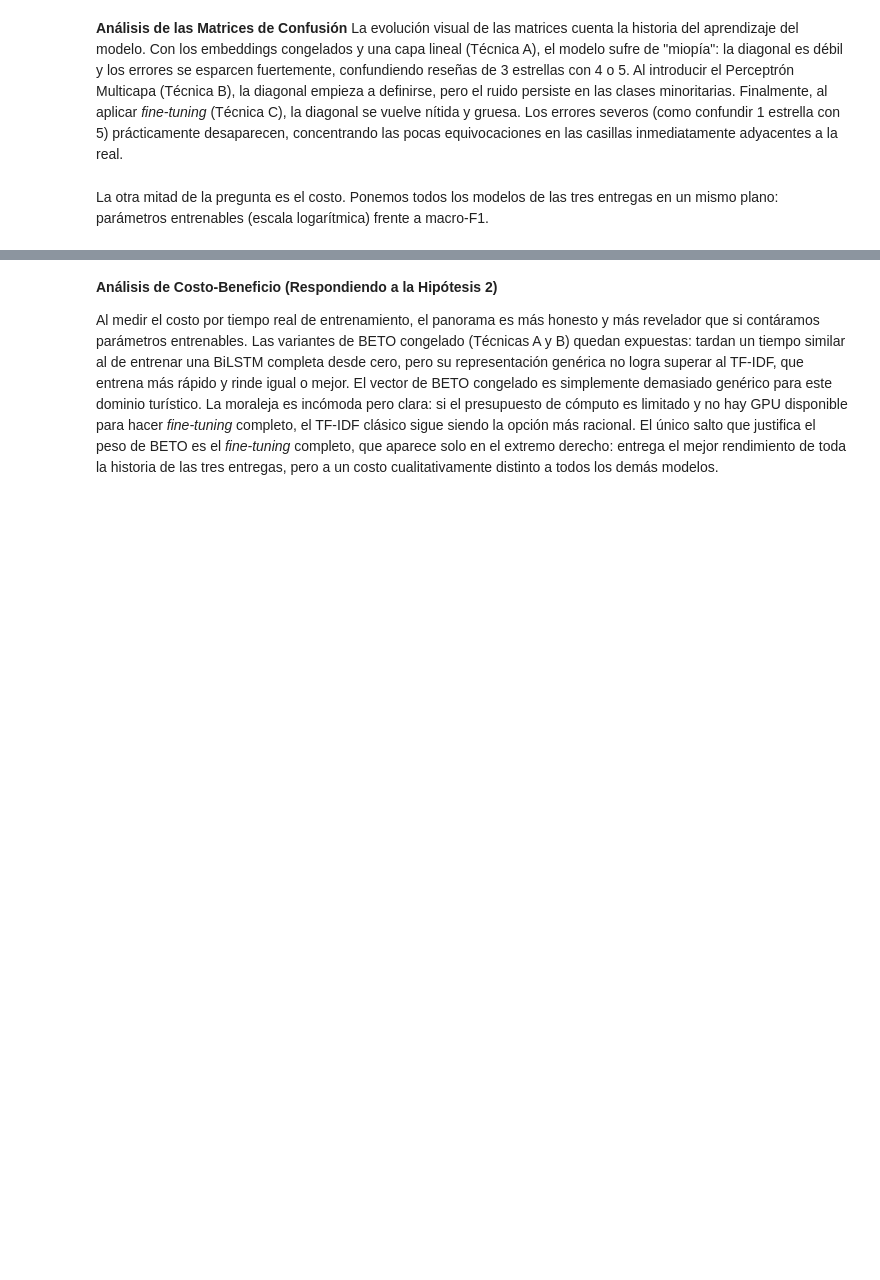
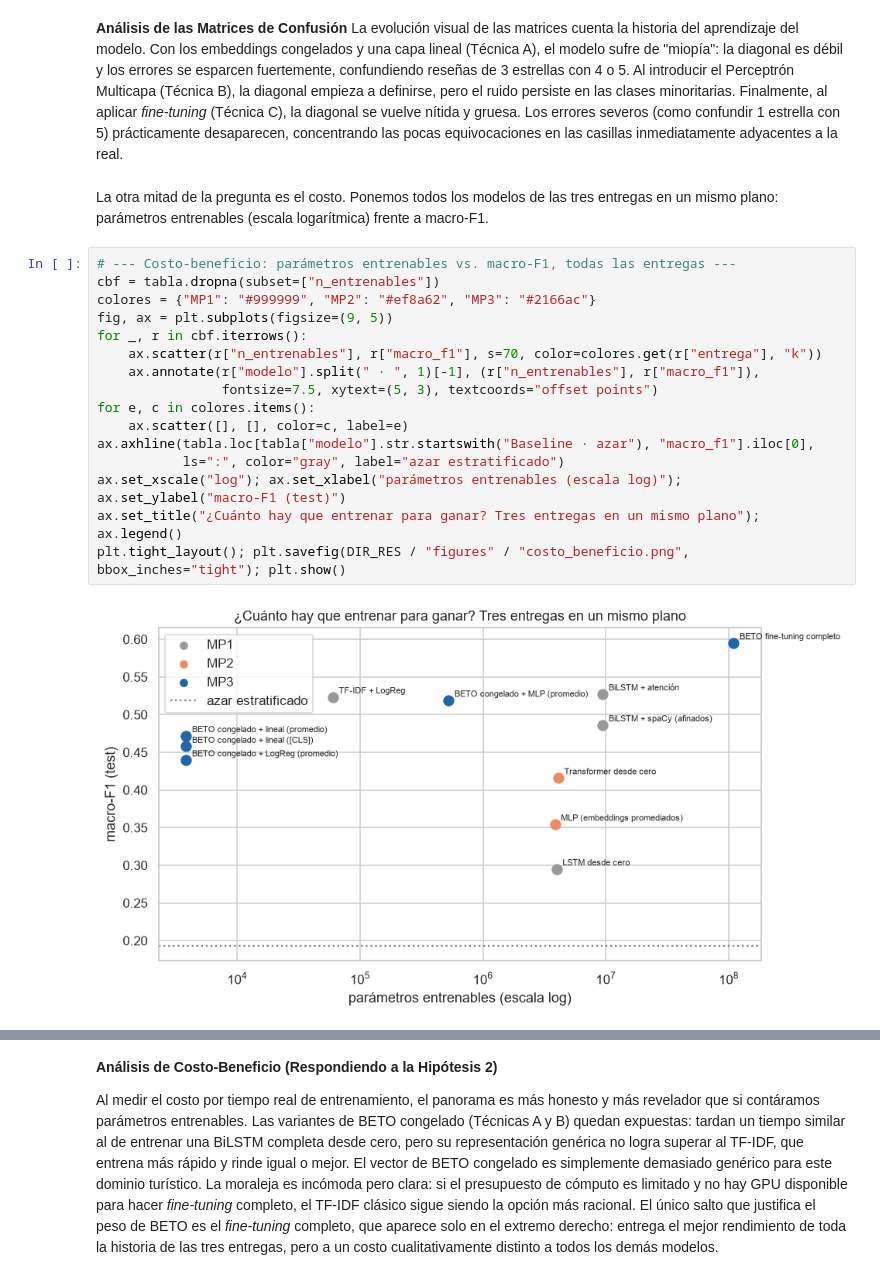
Before and after one commit to Aguado4/miniproyecto-3-nlp-Aguado-Cruz-Ramirez, a Jupyter notebook: notebooks/miniproyecto3_restmex_bert.ipynb, the cells around one changed output, grey strips where cells are left out. Saved outputs shown, nothing was run; the diff lists cells and outputs as text; blank space fills up the shorter version.

```diff
--- a/notebooks/miniproyecto3_restmex_bert.ipynb
+++ b/notebooks/miniproyecto3_restmex_bert.ipynb
@@ -2130,6 +2128,24 @@ La evolución visual de las matrices cuenta la historia del aprendizaje del mode
 # %% [markdown]
 La otra mitad de la pregunta es el costo. Ponemos todos los modelos de las tres entregas en un
 mismo plano: parámetros entrenables (escala logarítmica) frente a macro-F1.
+# %%
+# --- Costo-beneficio: parámetros entrenables vs. macro-F1, todas las entregas ---
+cbf = tabla.dropna(subset=["n_entrenables"])
+colores = {"MP1": "#999999", "MP2": "#ef8a62", "MP3": "#2166ac"}
+fig, ax = plt.subplots(figsize=(9, 5))
+for _, r in cbf.iterrows():
+    ax.scatter(r["n_entrenables"], r["macro_f1"], s=70, color=colores.get(r["entrega"], "k"))
+    ax.annotate(r["modelo"].split(" · ", 1)[-1], (r["n_entrenables"], r["macro_f1"]),
+                fontsize=7.5, xytext=(5, 3), textcoords="offset points")
+for e, c in colores.items():
+    ax.scatter([], [], color=c, label=e)
+ax.axhline(tabla.loc[tabla["modelo"].str.startswith("Baseline · azar"), "macro_f1"].iloc[0],
+           ls=":", color="gray", label="azar estratificado")
+ax.set_xscale("log"); ax.set_xlabel("parámetros entrenables (escala log)"); ax.set_ylabel("macro-F1 (test)")
+ax.set_title("¿Cuánto hay que entrenar para ganar? Tres entregas en un mismo plano"); ax.legend()
+plt.tight_layout(); plt.savefig(DIR_RES / "figures" / "costo_beneficio.png", bbox_inches="tight"); plt.show()
+# %% [output]
+[figure, added]
 # %%
 # --- Gráfica corregida: macro-F1 vs Tiempo de entrenamiento ---
 import matplotlib.pyplot as plt
```
Also changed, not shown: parts of 57 cells of this notebook, 16 other files.
